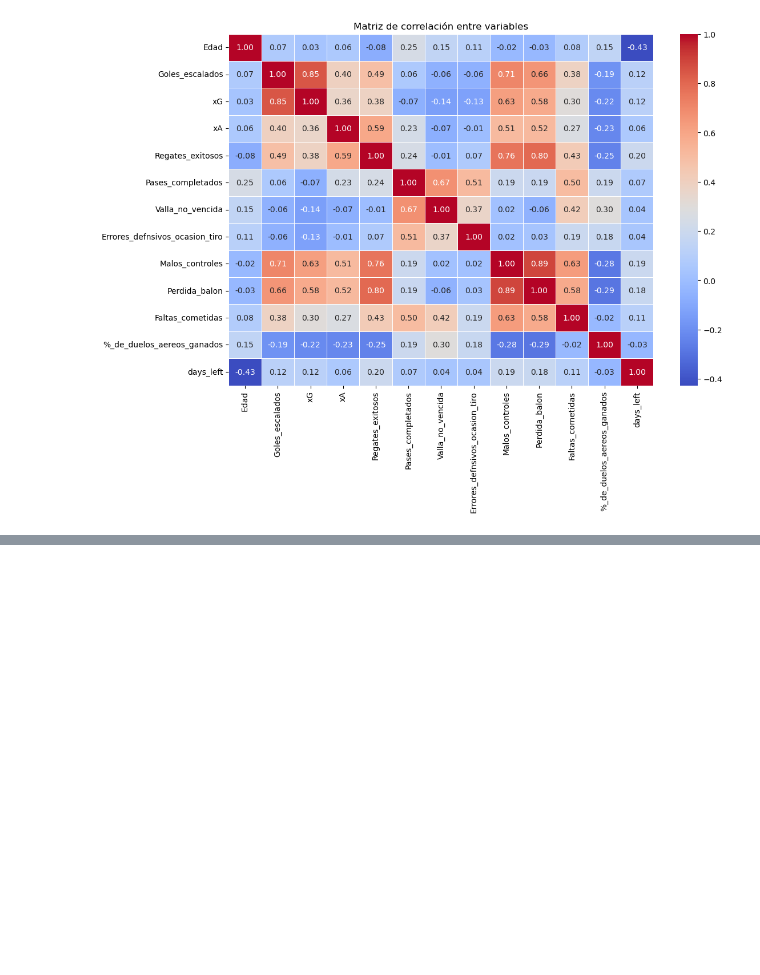
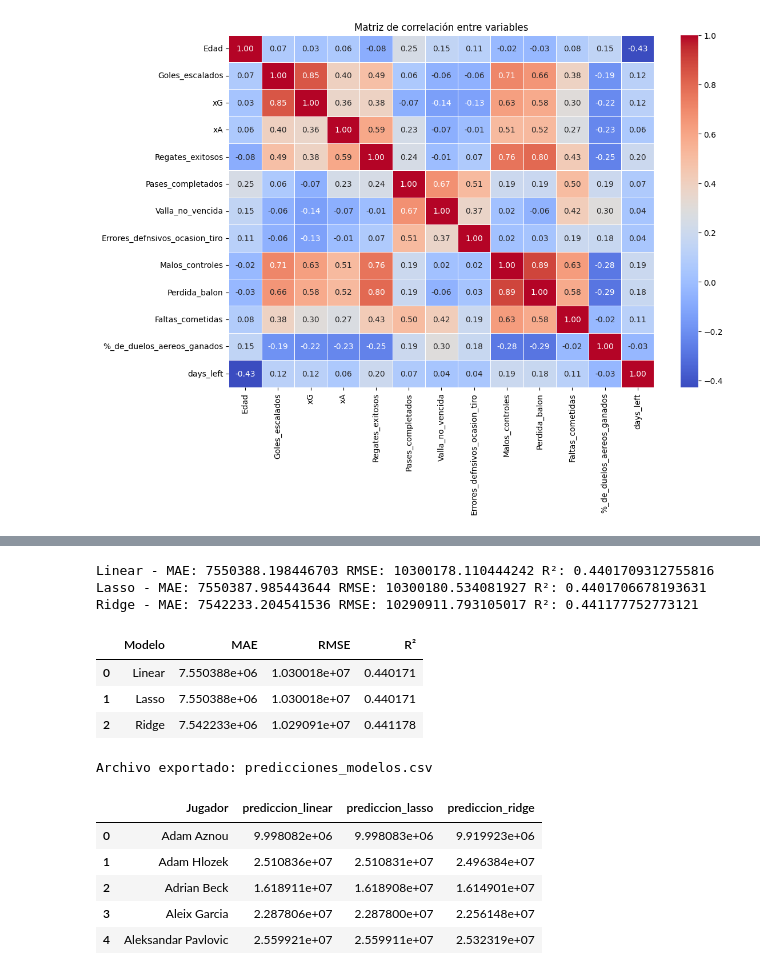
Before and after one commit to aneira3/Laboratorio1_BI, a Jupyter notebook: lab/lab1.ipynb, the cells around one changed output, grey strips where cells are left out. Cells and saved outputs as stored; diff of their text form; code cells hidden in the pictures; blank space fills up the shorter version.

```diff
--- a/lab/lab1.ipynb
+++ b/lab/lab1.ipynb
@@ -629,0 +723,33 @@ plt.show()
+# %%
+mae_linear = mean_absolute_error(y_test, y_pred_linear)
+rmse_linear = np.sqrt(mean_squared_error(y_test, y_pred_linear))
+r2_linear = r2_score(y_test, y_pred_linear)
+
+mae_lasso = mean_absolute_error(y_test, y_pred_lasso)
+rmse_lasso = np.sqrt(mean_squared_error(y_test, y_pred_lasso))
+r2_lasso = r2_score(y_test, y_pred_lasso)
+
+mae_ridge = mean_absolute_error(y_test, y_pred_ridge)
+rmse_ridge = np.sqrt(mean_squared_error(y_test, y_pred_ridge))
+r2_ridge = r2_score(y_test, y_pred_ridge)
+
+print("Linear - MAE:", mae_linear, "RMSE:", rmse_linear, "R²:", r2_linear)
+print("Lasso - MAE:", mae_lasso, "RMSE:", rmse_lasso, "R²:", r2_lasso)
+print("Ridge - MAE:", mae_ridge, "RMSE:", rmse_ridge, "R²:", r2_ridge)
+# %% [output]
+Linear - MAE: 7550388.198446703 RMSE: 10300178.110444242 R²: 0.4401709312755816
+Lasso - MAE: 7550387.985443644 RMSE: 10300180.534081927 R²: 0.4401706678193631
+Ridge - MAE: 7542233.204541536 RMSE: 10290911.793105017 R²: 0.441177752773121
+# %%
+resultados = pd.DataFrame({
+    "Modelo": ["Linear", "Lasso", "Ridge"],
+    "MAE": [mae_linear, mae_lasso, mae_ridge],
+    "RMSE": [rmse_linear, rmse_lasso, rmse_ridge],
+    "R²": [r2_linear, r2_lasso, r2_ridge]
+})
+resultados
+# %% [output]
+|  | Modelo | MAE | RMSE | R² |
+| 0 | Linear | 7.550388e+06 | 1.030018e+07 | 0.440171 |
+| 1 | Lasso | 7.550388e+06 | 1.030018e+07 | 0.440171 |
+| 2 | Ridge | 7.542233e+06 | 1.029091e+07 | 0.441178 |
@@ -629,0 +785,45 @@ plt.show()
+# %%
+df_validacion_modelo = df_validacion.groupby("Jugador").agg({
+    "Edad": "max",
+    "Goles_escalados": "sum",
+    "xG": "mean",
+    "xA": "mean",
+    "Regates_exitosos": "sum",
+    "Pases_completados": "sum",
+    "Valla_no_vencida": "sum",
+    "Errores_defnsivos_ocasion_tiro": "sum",
+    "Malos_controles": "sum",
+    "Perdida_balon": "sum",
+    "Faltas_cometidas": "sum",
+    "%_de_duelos_aereos_ganados": "mean",
+    "days_left": "min",
+    "arquero": "max",
+    "defensa": "max",
+    "mediocampo": "max",
+    "ofensivo": "max"
+}).reset_index()
+# %%
+x_validacion = df_validacion_modelo.drop(['Jugador'], axis=1)
+# %%
+pred_linear_val = pipe_linear.predict(x_validacion)
+pred_lasso_val = grid_lasso.predict(x_validacion)
+pred_ridge_val = grid_ridge.predict(x_validacion)
+# %%
+predicciones = pd.DataFrame({
+    'Jugador': df_validacion_modelo['Jugador'],
+    'prediccion_linear': pred_linear_val,
+    'prediccion_lasso': pred_lasso_val,
+    'prediccion_ridge': pred_ridge_val
+})
+# %%
+predicciones.to_csv('predicciones_modelos.csv', index=False)
+print("Archivo exportado: predicciones_modelos.csv")
+predicciones.head()
+# %% [output]
+Archivo exportado: predicciones_modelos.csv
+|  | Jugador | prediccion_linear | prediccion_lasso | prediccion_ridge |
+| 0 | Adam Aznou | 9.998082e+06 | 9.998083e+06 | 9.919923e+06 |
+| 1 | Adam Hlozek | 2.510836e+07 | 2.510831e+07 | 2.496384e+07 |
+| 2 | Adrian Beck | 1.618911e+07 | 1.618908e+07 | 1.614901e+07 |
+| 3 | Aleix Garcia | 2.287806e+07 | 2.287800e+07 | 2.256148e+07 |
+| 4 | Aleksandar Pavlovic | 2.559921e+07 | 2.559911e+07 | 2.532319e+07 |
```
Also changed, not shown: parts of 14 cells of this notebook, 1 other file.
